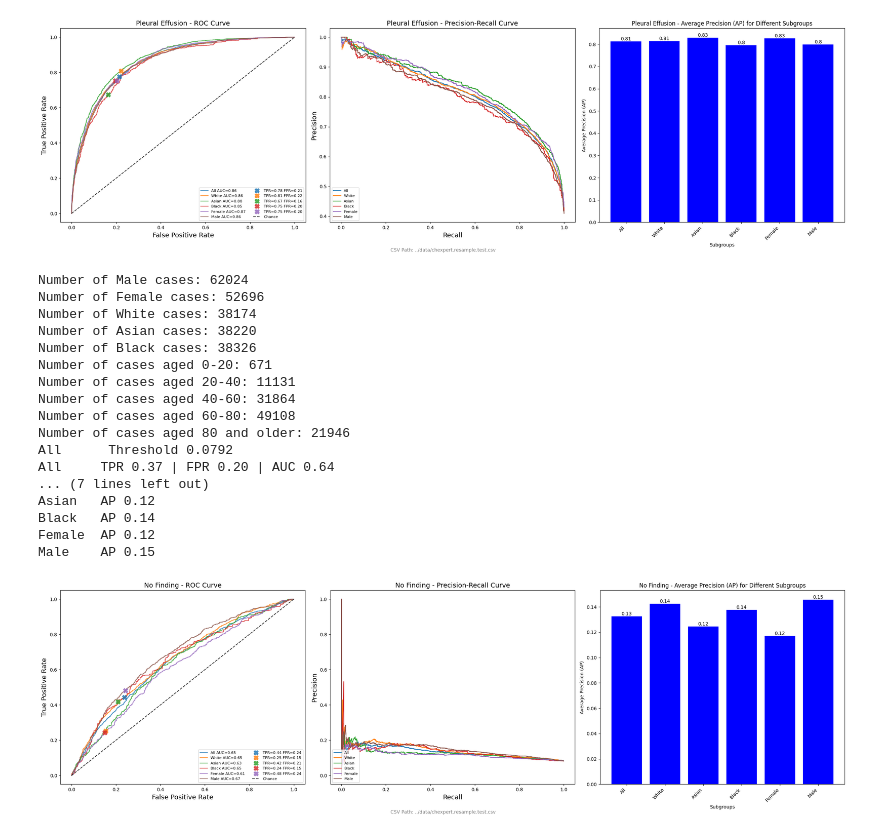
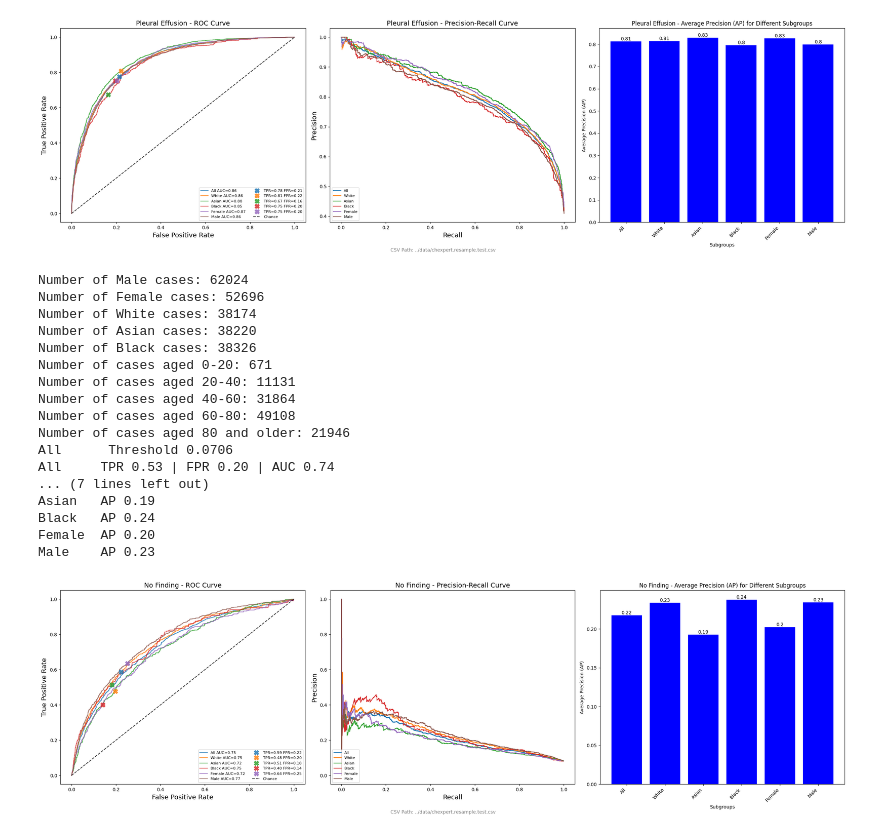
Before and after one commit to GivralNguyen/Towards-Fair-and-Private-AI-in-Chest-Radiograph-Analysis, a Jupyter notebook: metrics/chexpert.predictions.ipynb, the cells around one changed output. Saved outputs shown, nothing was run; the diff lists cells and outputs as text; code cells hidden in the pictures.

Commit message:
error with batch mananger

```diff
--- a/metrics/chexpert.predictions.ipynb
+++ b/metrics/chexpert.predictions.ipynb
@@ -374,24 +374,24 @@ Female  AP 0.83
 Male    AP 0.80
 [figure]
 # %%
-subgroup_fairness_analysis(0,'../data/chexpert.resample.test.csv','../disease/chexpert/diseasedp/resnet-all/', 'predictions.resample.test.csv')
+subgroup_fairness_analysis(0,'../data/chexpert.resample.test.csv','../disease/chexpert/disease_dp/batch_128_physbatch_128_gradnorm_1.2_epsilon_50.0_delta_1.25e-05_epochs_20/resnet-all/', 'predictions.resample.test.csv')
 # %% [output]
 Number of Male cases: 62024
 Number of Female cases: 52696
 Number of White cases: 38174
 Number of Asian cases: 38220
 Number of Black cases: 38326
 Number of cases aged 0-20: 671
 Number of cases aged 20-40: 11131
 Number of cases aged 40-60: 31864
 Number of cases aged 60-80: 49108
 Number of cases aged 80 and older: 21946
-All      Threshold 0.0792
-All     TPR 0.37 | FPR 0.20 | AUC 0.64
+All      Threshold 0.0706
+All     TPR 0.53 | FPR 0.20 | AUC 0.74
 ... (7 lines left out)
-Asian   AP 0.12
-Black   AP 0.14
-Female  AP 0.12
-Male    AP 0.15
+Asian   AP 0.19
+Black   AP 0.24
+Female  AP 0.20
+Male    AP 0.23
-[figure, old version]
+[figure, new version]
 # %%
```
Also changed, not shown: parts of 4 cells of this notebook, 11 other files.
